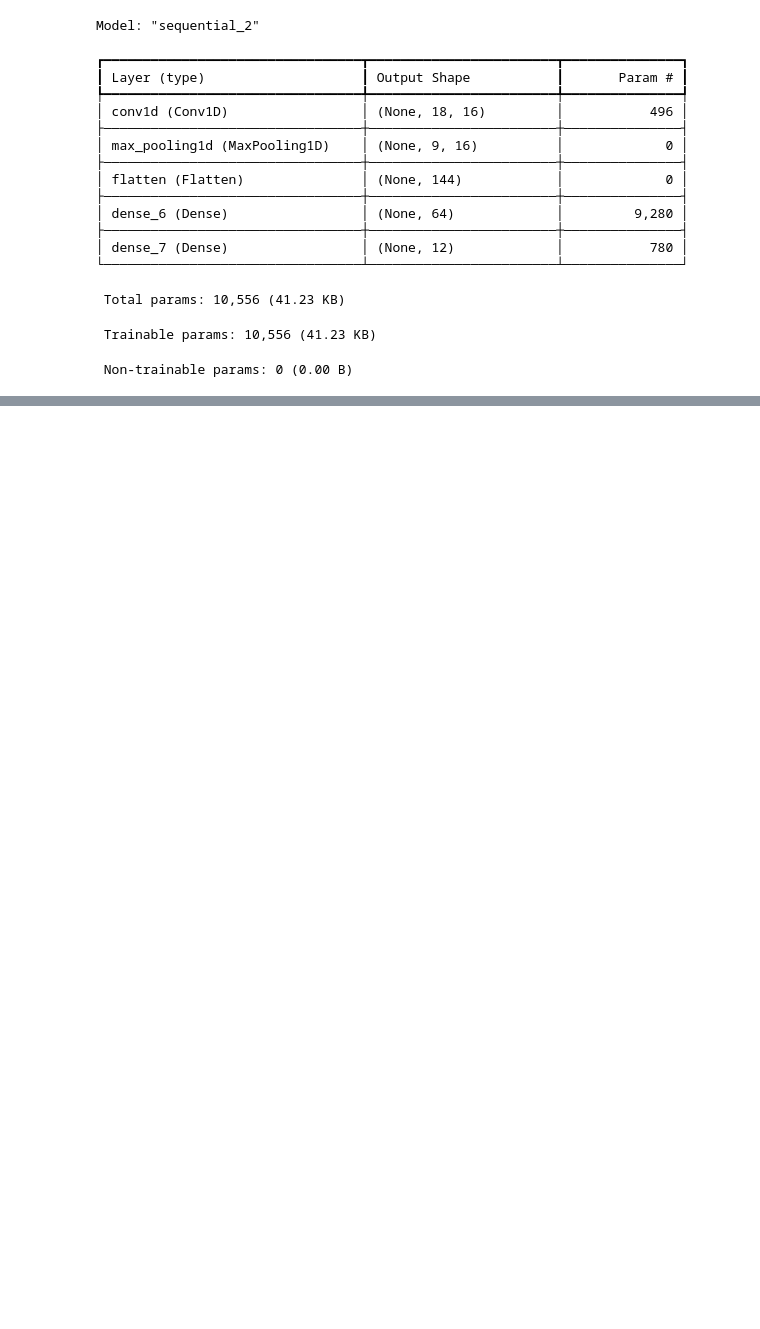
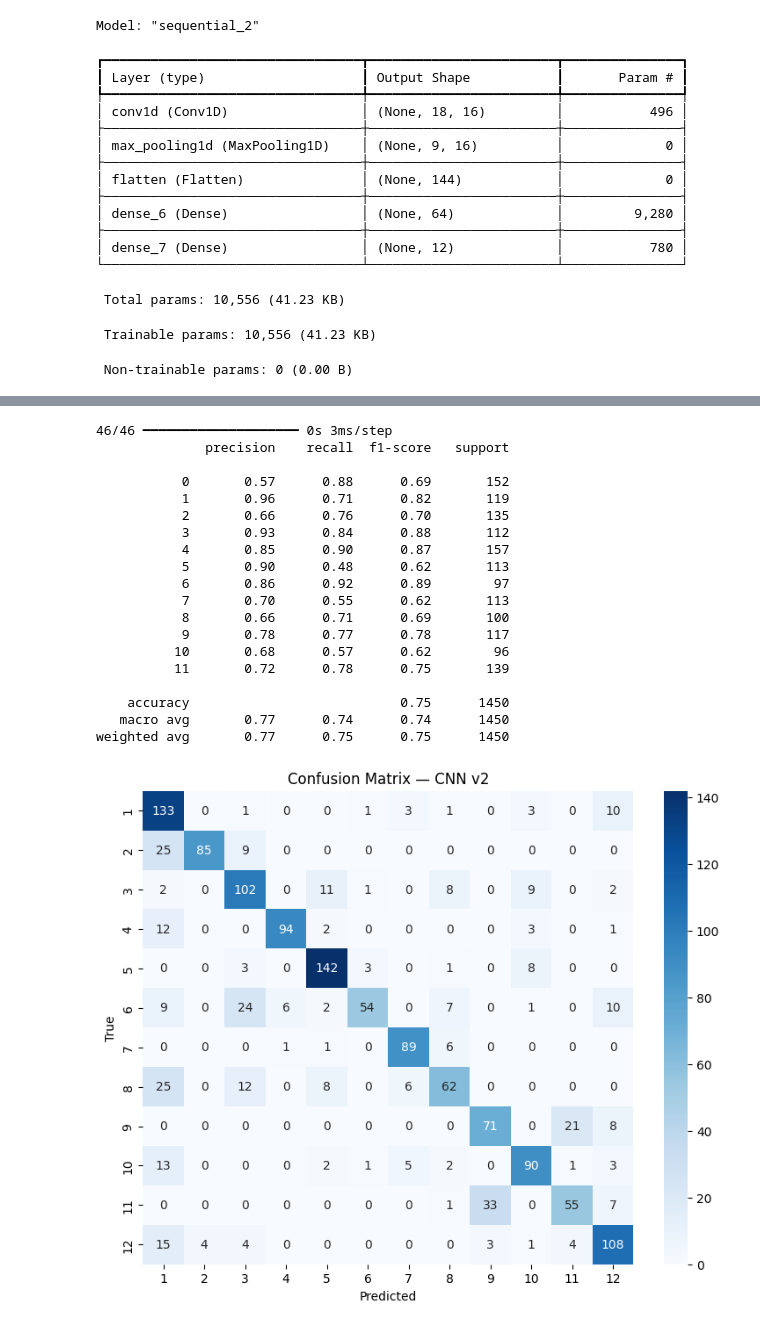
Before and after one commit to KatiaN14/prosthetichandsimulator, a Jupyter notebook: emg_gesture_classification.ipynb, the cells around one changed output, grey strips where cells are left out. Cells and saved outputs as stored; diff of their text form; code cells hidden in the pictures; blank space fills up the shorter version.

```diff
--- a/emg_gesture_classification.ipynb
+++ b/emg_gesture_classification.ipynb
@@ -719,0 +933,32 @@ Model: "sequential_2"
+# %%
+y_pred_cnn2 = model_cnn_2.predict(X_raw_test).argmax(axis=1)
+print(classification_report(y_test, y_pred_cnn2, zero_division=0))
+
+plt.figure(figsize=(9, 7))
+sns.heatmap(confusion_matrix(y_test, y_pred_cnn2), annot=True, fmt='d', cmap='Blues',
+            xticklabels=range(1, 13), yticklabels=range(1, 13))
+plt.title("Confusion Matrix — CNN v2")
+plt.xlabel("Predicted")
+plt.ylabel("True")
+plt.show()
+# %% [output]
+46/46 ━━━━━━━━━━━━━━━━━━━━ 0s 3ms/step
+              precision    recall  f1-score   support
+
+           0       0.57      0.88      0.69       152
+           1       0.96      0.71      0.82       119
+           2       0.66      0.76      0.70       135
+           3       0.93      0.84      0.88       112
+           4       0.85      0.90      0.87       157
+           5       0.90      0.48      0.62       113
+           6       0.86      0.92      0.89        97
+           7       0.70      0.55      0.62       113
+           8       0.66      0.71      0.69       100
+           9       0.78      0.77      0.78       117
+          10       0.68      0.57      0.62        96
+          11       0.72      0.78      0.75       139
+
+    accuracy                           0.75      1450
+   macro avg       0.77      0.74      0.74      1450
+weighted avg       0.77      0.75      0.75      1450
+[figure, added]
```
Also changed, not shown: parts of 17 cells of this notebook, 2 other files.
